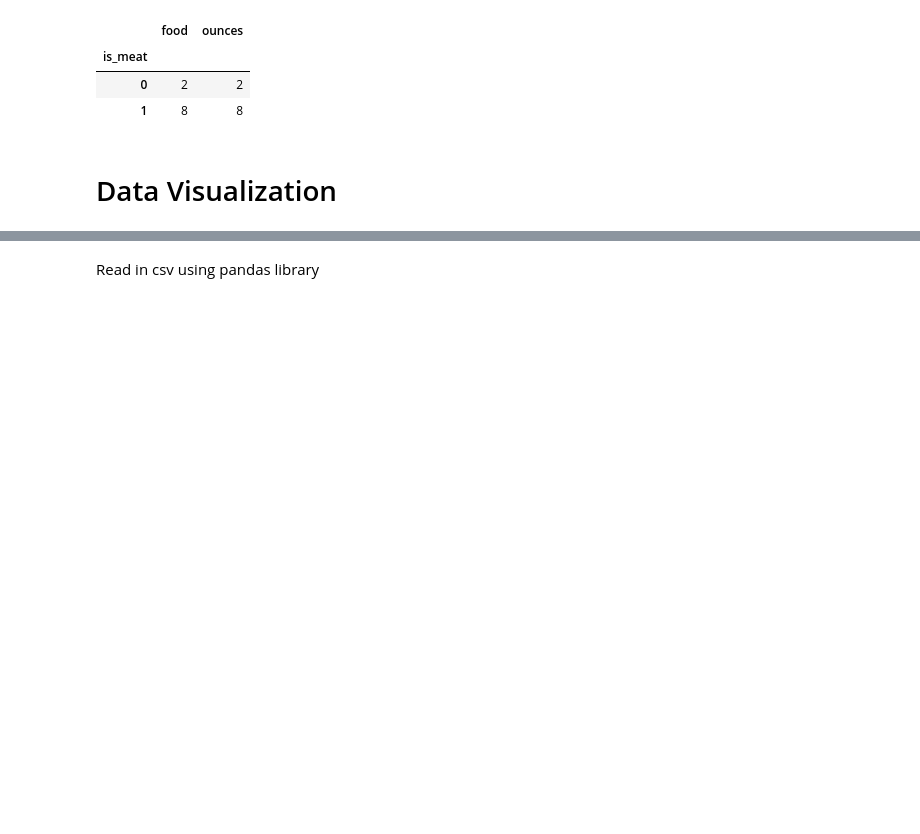
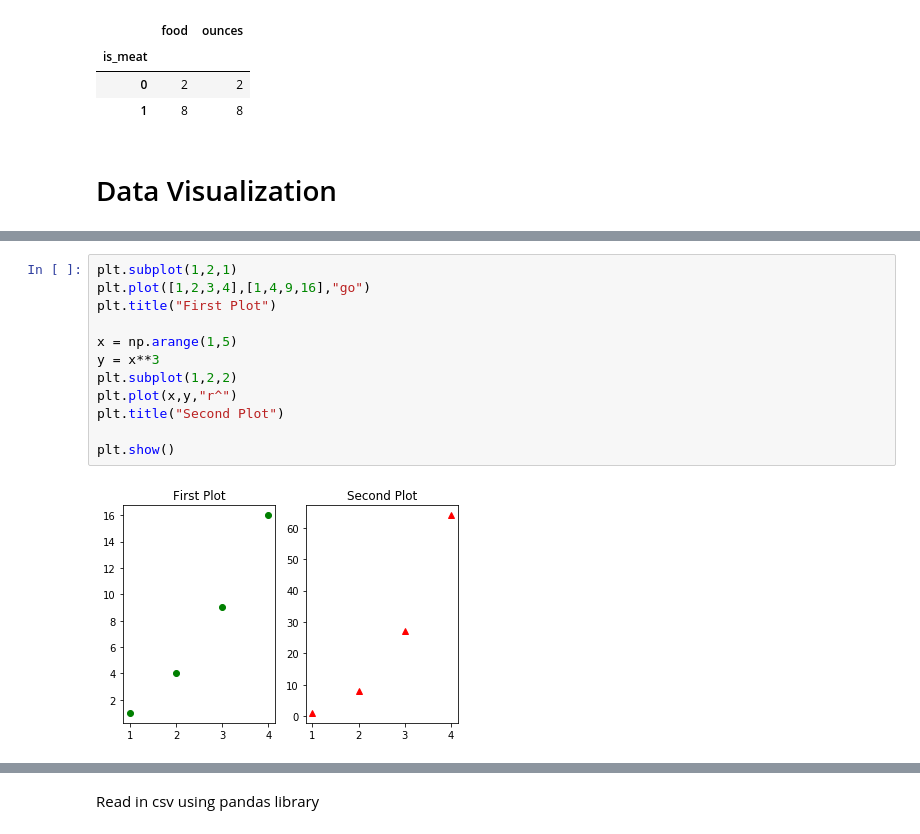
Before and after one commit to jm2826/MENTx-Python, a Jupyter notebook: Session 3.ipynb, the cells around one changed output, grey strips where cells are left out. Drawn from its saved outputs; the diff is of its cells as text; blank space fills up the shorter version.

```diff
--- a/Session 3.ipynb
+++ b/Session 3.ipynb
@@ -235,0 +260,14 @@ data.groupby(['is_meat']).count()
+# %%
+plt.subplot(1,2,1)
+plt.plot([1,2,3,4],[1,4,9,16],"go")
+plt.title("First Plot")
+
+x = np.arange(1,5)
+y = x**3
+plt.subplot(1,2,2)
+plt.plot(x,y,"r^")
+plt.title("Second Plot")
+
+plt.show()
+# %% [output]
+[figure, added]
```
Also changed, not shown: parts of 13 cells of this notebook, 1 other file.
